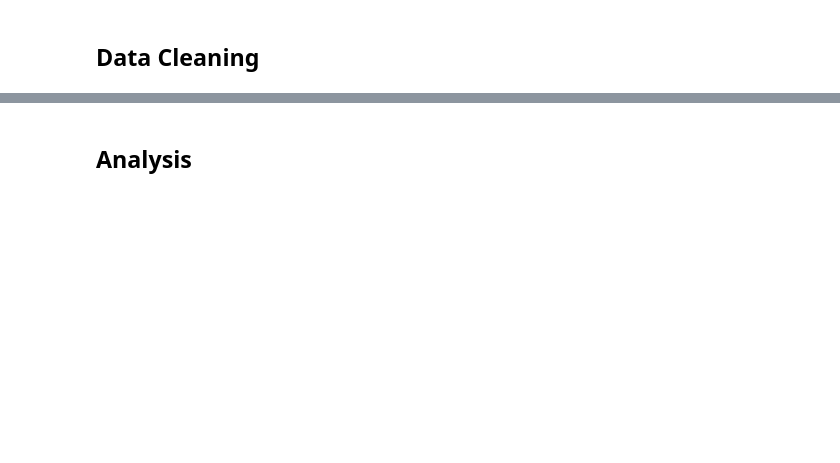
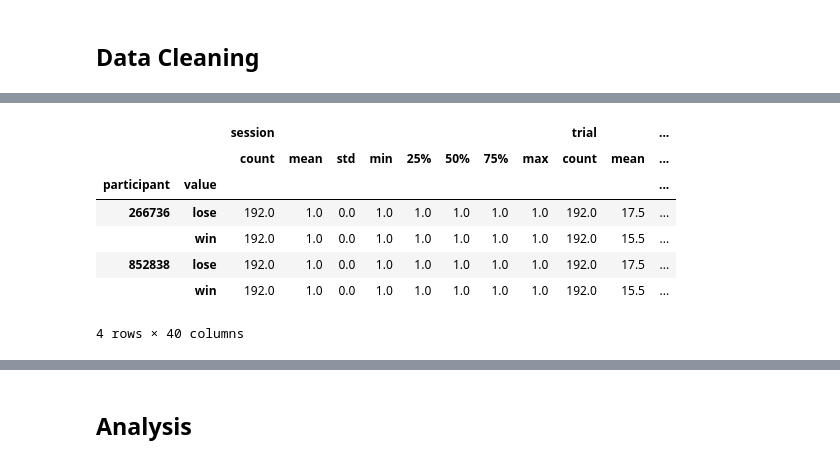
Before and after one commit to anjaghub/master_thesis, a Jupyter notebook: analysis.ipynb, the cells around one changed output, grey strips where cells are left out. Cells and saved outputs as stored; diff of their text form; code cells hidden in the pictures; blank space fills up the shorter version.

```diff
--- a/analysis.ipynb
+++ b/analysis.ipynb
@@ -199,0 +95,12 @@ None
+# %%
+# Chooser
+data.groupby(['participant','value']).describe()
+# %% [output]
+|  |  | session |  |  |  |  |  |  |  | trial |  | ... |
+|  |  | count | mean | std | min | 25% | 50% | 75% | max | count | mean | ... |
+| participant | value |  |  |  |  |  |  |  |  |  |  | ... |
+| 266736 | lose | 192.0 | 1.0 | 0.0 | 1.0 | 1.0 | 1.0 | 1.0 | 1.0 | 192.0 | 17.5 | ... |
+|  | win | 192.0 | 1.0 | 0.0 | 1.0 | 1.0 | 1.0 | 1.0 | 1.0 | 192.0 | 15.5 | ... |
+| 852838 | lose | 192.0 | 1.0 | 0.0 | 1.0 | 1.0 | 1.0 | 1.0 | 1.0 | 192.0 | 17.5 | ... |
+|  | win | 192.0 | 1.0 | 0.0 | 1.0 | 1.0 | 1.0 | 1.0 | 1.0 | 192.0 | 15.5 | ... |
+4 rows × 40 columns
```
Also changed, not shown: parts of 33 cells of this notebook, 1 other file.
